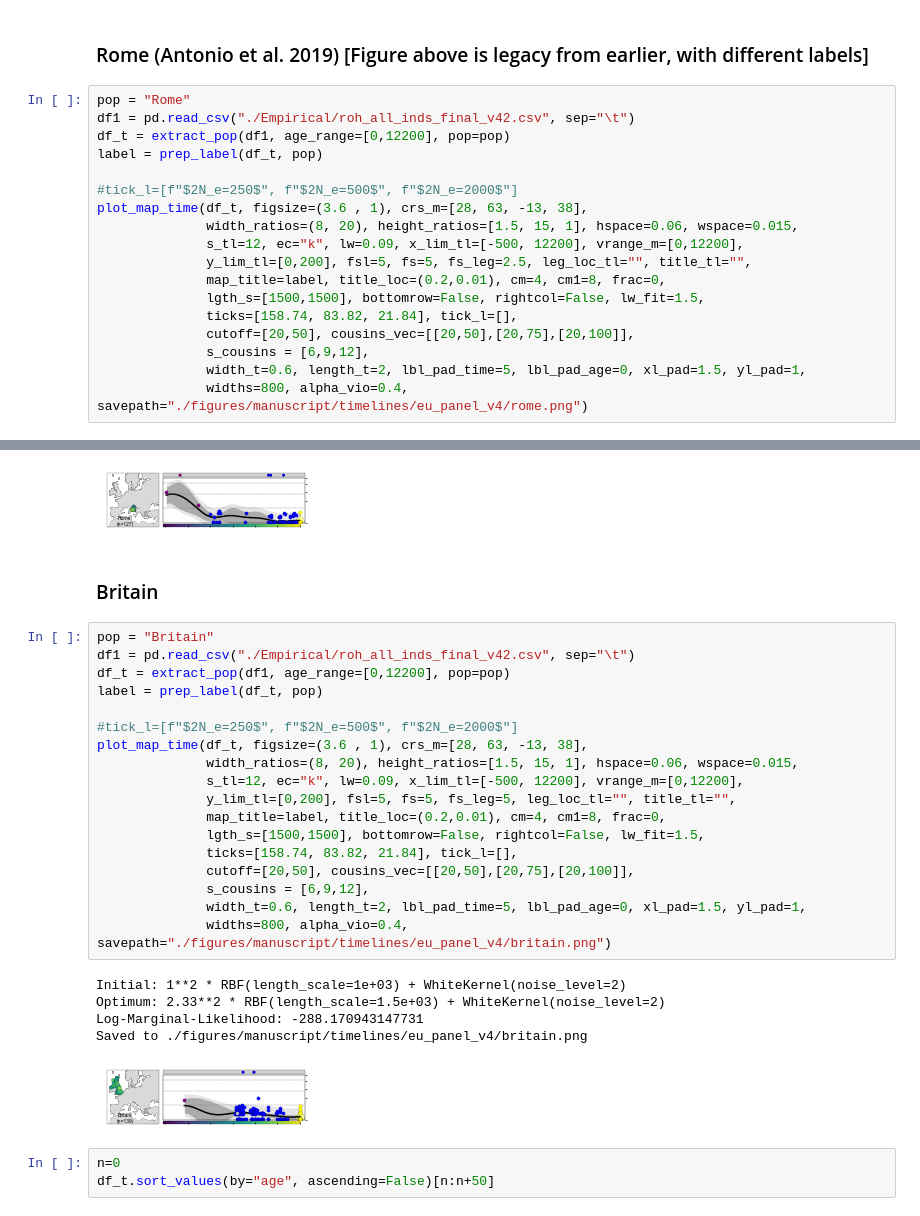
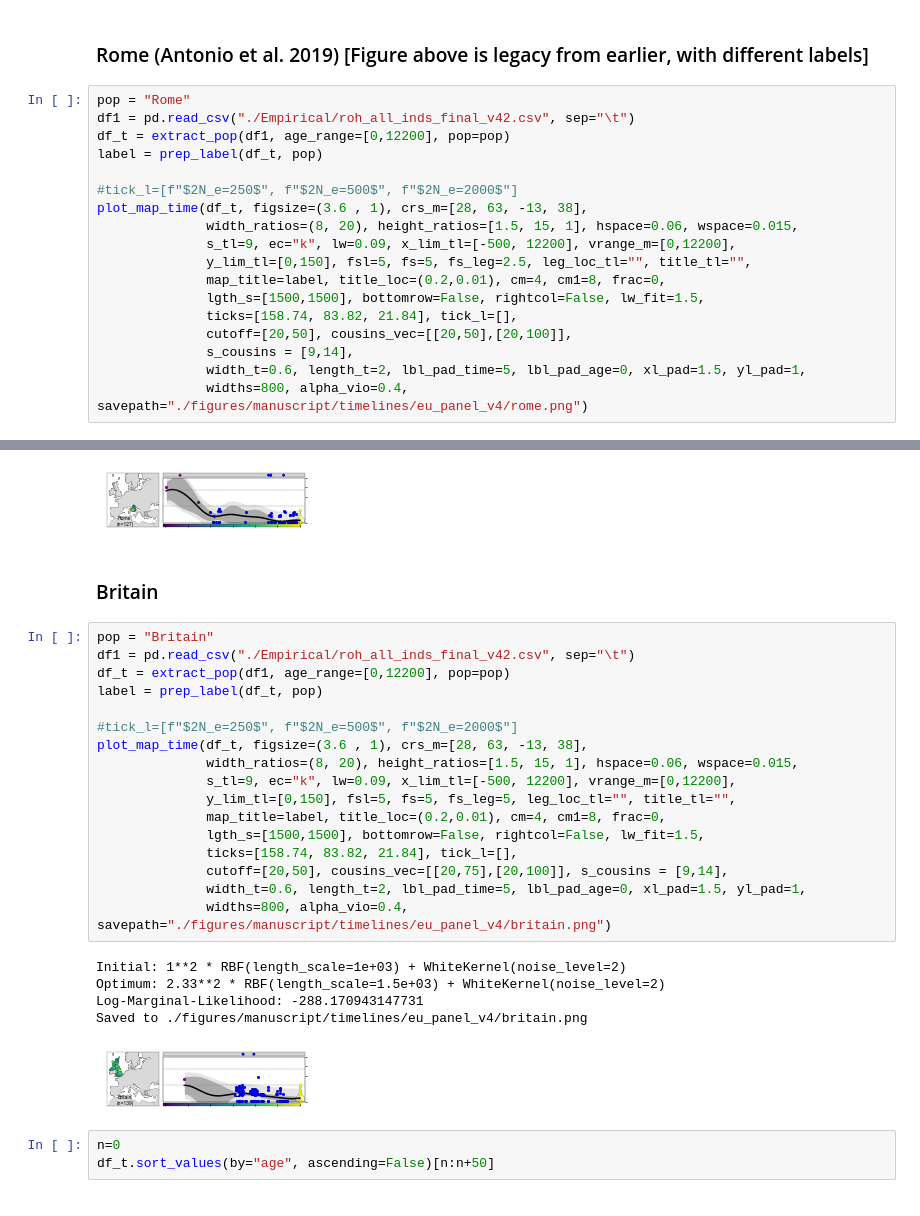
Before and after one commit to hringbauer/hapROH, a Jupyter notebook: Notebooks/Figures/plot_timelinesROH.ipynb, the cells around one changed output, grey strips where cells are left out. Cells and saved outputs as stored; diff of their text form.

Commit message:
Update Timeline Plot

```diff
--- a/Notebooks/Figures/plot_timelinesROH.ipynb
+++ b/Notebooks/Figures/plot_timelinesROH.ipynb
@@ -593,13 +571,13 @@ label = prep_label(df_t, pop)
 #tick_l=[f"$2N_e=250$", f"$2N_e=500$", f"$2N_e=2000$"]
 plot_map_time(df_t, figsize=(3.6 , 1), crs_m=[28, 63, -13, 38],
               width_ratios=(8, 20), height_ratios=[1.5, 15, 1], hspace=0.06, wspace=0.015,
-              s_tl=12, ec="k", lw=0.09, x_lim_tl=[-500, 12200], vrange_m=[0,12200],
-              y_lim_tl=[0,200], fsl=5, fs=5, fs_leg=2.5, leg_loc_tl="", title_tl="",
+              s_tl=9, ec="k", lw=0.09, x_lim_tl=[-500, 12200], vrange_m=[0,12200],
+              y_lim_tl=[0,150], fsl=5, fs=5, fs_leg=2.5, leg_loc_tl="", title_tl="",
               map_title=label, title_loc=(0.2,0.01), cm=4, cm1=8, frac=0,
               lgth_s=[1500,1500], bottomrow=False, rightcol=False, lw_fit=1.5,
               ticks=[158.74, 83.82, 21.84], tick_l=[],
-              cutoff=[20,50], cousins_vec=[[20,50],[20,75],[20,100]],
-              s_cousins = [6,9,12],
+              cutoff=[20,50], cousins_vec=[[20,50],[20,100]],
+              s_cousins = [9,14],
               width_t=0.6, length_t=2, lbl_pad_time=5, lbl_pad_age=0, xl_pad=1.5, yl_pad=1,
               widths=800, alpha_vio=0.4, savepath="./figures/manuscript/timelines/eu_panel_v4/rome.png")
 # %% [output]
@@ -609,5 +587,5 @@ Log-Marginal-Likelihood: -206.1306123598212
 Saved to ./figures/manuscript/timelines/eu_panel_v4/rome.png
-[figure, old version]
+[figure, new version]
 # %% [markdown]
 ### Britain
 # %%
@@ -619,13 +597,12 @@ label = prep_label(df_t, pop)
 #tick_l=[f"$2N_e=250$", f"$2N_e=500$", f"$2N_e=2000$"]
 plot_map_time(df_t, figsize=(3.6 , 1), crs_m=[28, 63, -13, 38],
               width_ratios=(8, 20), height_ratios=[1.5, 15, 1], hspace=0.06, wspace=0.015,
-              s_tl=12, ec="k", lw=0.09, x_lim_tl=[-500, 12200], vrange_m=[0,12200],
-              y_lim_tl=[0,200], fsl=5, fs=5, fs_leg=5, leg_loc_tl="", title_tl="",
+              s_tl=9, ec="k", lw=0.09, x_lim_tl=[-500, 12200], vrange_m=[0,12200],
+              y_lim_tl=[0,150], fsl=5, fs=5, fs_leg=5, leg_loc_tl="", title_tl="",
               map_title=label, title_loc=(0.2,0.01), cm=4, cm1=8, frac=0,
               lgth_s=[1500,1500], bottomrow=False, rightcol=False, lw_fit=1.5,
               ticks=[158.74, 83.82, 21.84], tick_l=[],
-              cutoff=[20,50], cousins_vec=[[20,50],[20,75],[20,100]],
-              s_cousins = [6,9,12],
+              cutoff=[20,50], cousins_vec=[[20,75],[20,100]], s_cousins = [9,14],
               width_t=0.6, length_t=2, lbl_pad_time=5, lbl_pad_age=0, xl_pad=1.5, yl_pad=1,
               widths=800, alpha_vio=0.4, savepath="./figures/manuscript/timelines/eu_panel_v4/britain.png")
 # %% [output]
@@ -633,7 +610,7 @@ Initial: 1**2 * RBF(length_scale=1e+03) + WhiteKernel(noise_level=2)
 Optimum: 2.33**2 * RBF(length_scale=1.5e+03) + WhiteKernel(noise_level=2)
 Log-Marginal-Likelihood: -288.170943147731
 Saved to ./figures/manuscript/timelines/eu_panel_v4/britain.png
-[figure, old version]
+[figure, new version]
 # %%
 n=0
 df_t.sort_values(by="age", ascending=False)[n:n+50]
```
Also changed, not shown: parts of 15 cells of this notebook, 1 other file.
